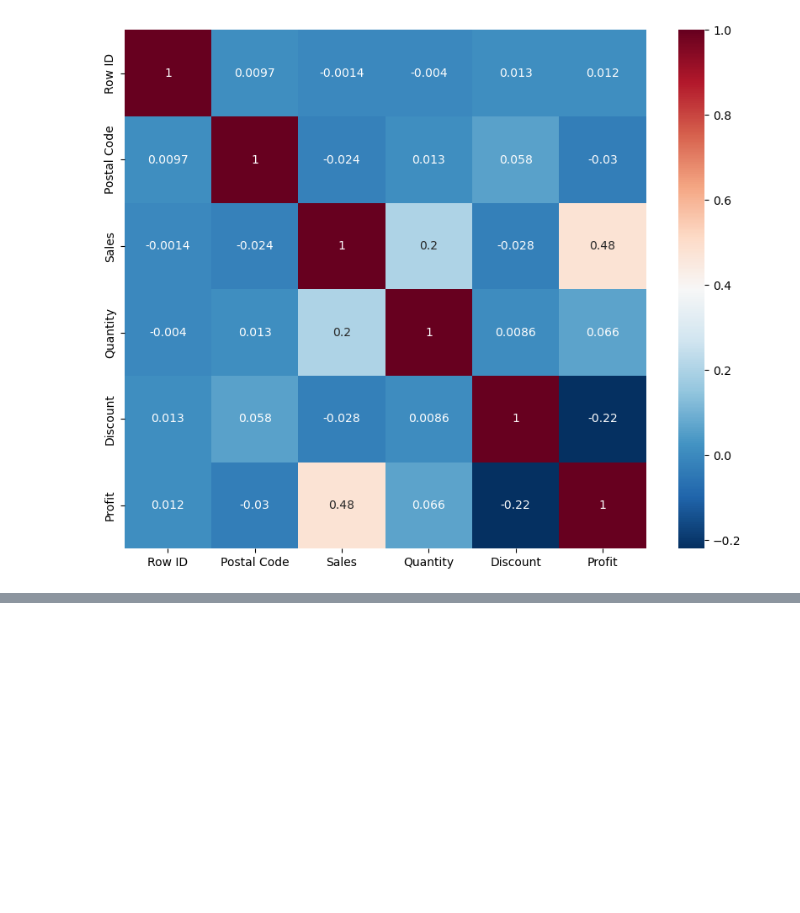
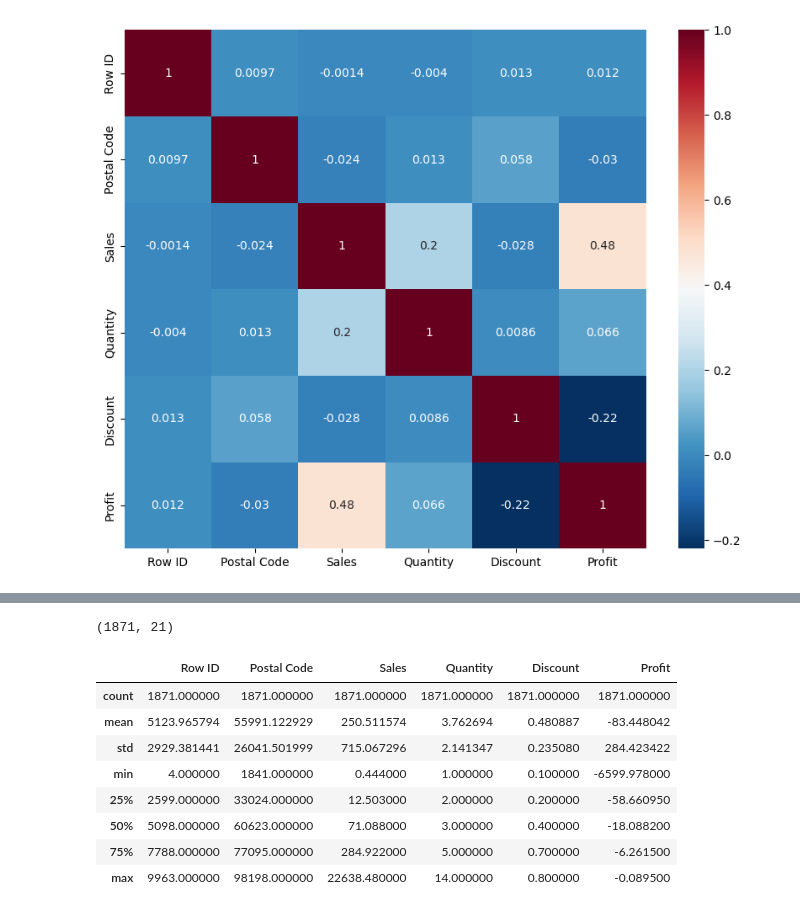
Before and after one commit to LMmansilla/superstore, a Jupyter notebook: PracticasEDA.ipynb, the cells around one changed output, grey strips where cells are left out. Cells and saved outputs as stored; diff of their text form; code cells hidden in the pictures; blank space fills up the shorter version.

```diff
--- a/PracticasEDA.ipynb
+++ b/PracticasEDA.ipynb
@@ -114,0 +226,16 @@ plt.show()
+# %%
+loss_df.shape
+# %% [output]
+(1871, 21)
+# %%
+loss_df.describe()
+# %% [output]
+|  | Row ID | Postal Code | Sales | Quantity | Discount | Profit |
+| count | 1871.000000 | 1871.000000 | 1871.000000 | 1871.000000 | 1871.000000 | 1871.000000 |
+| mean | 5123.965794 | 55991.122929 | 250.511574 | 3.762694 | 0.480887 | -83.448042 |
+| std | 2929.381441 | 26041.501999 | 715.067296 | 2.141347 | 0.235080 | 284.423422 |
+| min | 4.000000 | 1841.000000 | 0.444000 | 1.000000 | 0.100000 | -6599.978000 |
+| 25% | 2599.000000 | 33024.000000 | 12.503000 | 2.000000 | 0.200000 | -58.660950 |
+| 50% | 5098.000000 | 60623.000000 | 71.088000 | 3.000000 | 0.400000 | -18.088200 |
+| 75% | 7788.000000 | 77095.000000 | 284.922000 | 5.000000 | 0.700000 | -6.261500 |
+| max | 9963.000000 | 98198.000000 | 22638.480000 | 14.000000 | 0.800000 | -0.089500 |
```
Also changed, not shown: parts of 17 cells of this notebook.
